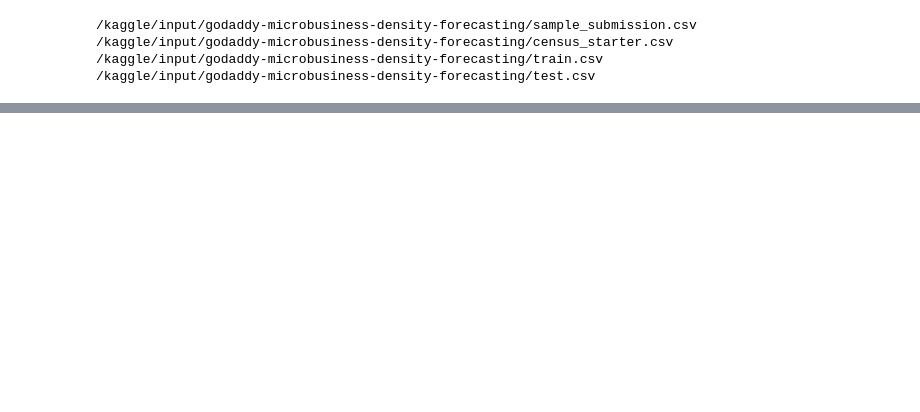
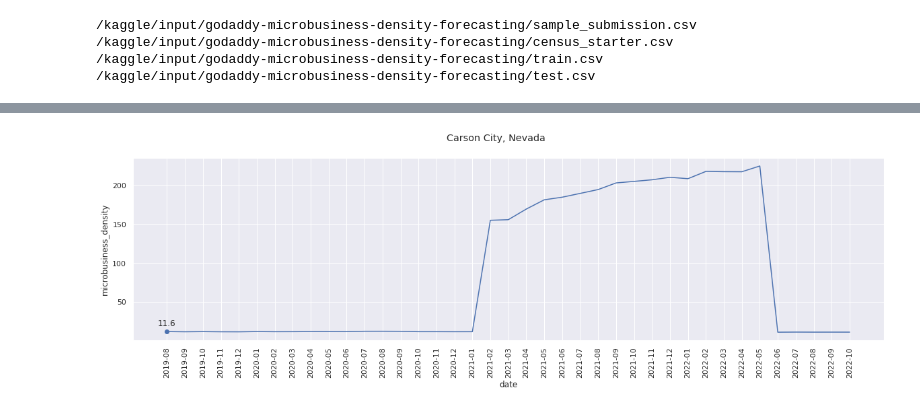
Before and after one commit to Hiroto555/Hiroto555, a Jupyter notebook: notebookb038a7327b.ipynb, the cells around one changed output, grey strips where cells are left out. Saved outputs shown, nothing was run; the diff lists cells and outputs as text; code cells hidden in the pictures; blank space fills up the shorter version.

```diff
--- a/notebookb038a7327b.ipynb
+++ b/notebookb038a7327b.ipynb
@@ -33,0 +136,22 @@ test = test.sort_values(['cfips','first_day_of_month']).reset_index(drop=True)
+# %%
+def show_county(cfips, txt_off=5):
+    county_data = train_raw[train_raw['cfips']==cfips]
+    county_data['date'] = pd.to_datetime(county_data['first_day_of_month']).dt.to_period('M')
+    county_data['date'] = county_data['date'].astype(str)
+
+
+    fig, ax = plt.subplots(figsize=(20,5))
+    sns.lineplot(data=county_data, x='date', y='microbusiness_density')
+    first_pt = (county_data['date'].iloc[0], county_data['microbusiness_density'].iloc[0])
+
+
+    plt.scatter(first_pt[0], first_pt[1])
+    plt.text(first_pt[0], first_pt[1] + txt_off, round(first_pt[1],1), ha='center', va='bottom')
+    plt.suptitle(f"{county_data['county'].iloc[0]}, {county_data['state'].iloc[0]}")
+    plt.xticks(rotation=90, ha='center')
+
+    plt.show()
+# %%
+show_county(32510)
+# %% [output]
+[figure, added]
```
Also changed, not shown: parts of 16 cells of this notebook.
